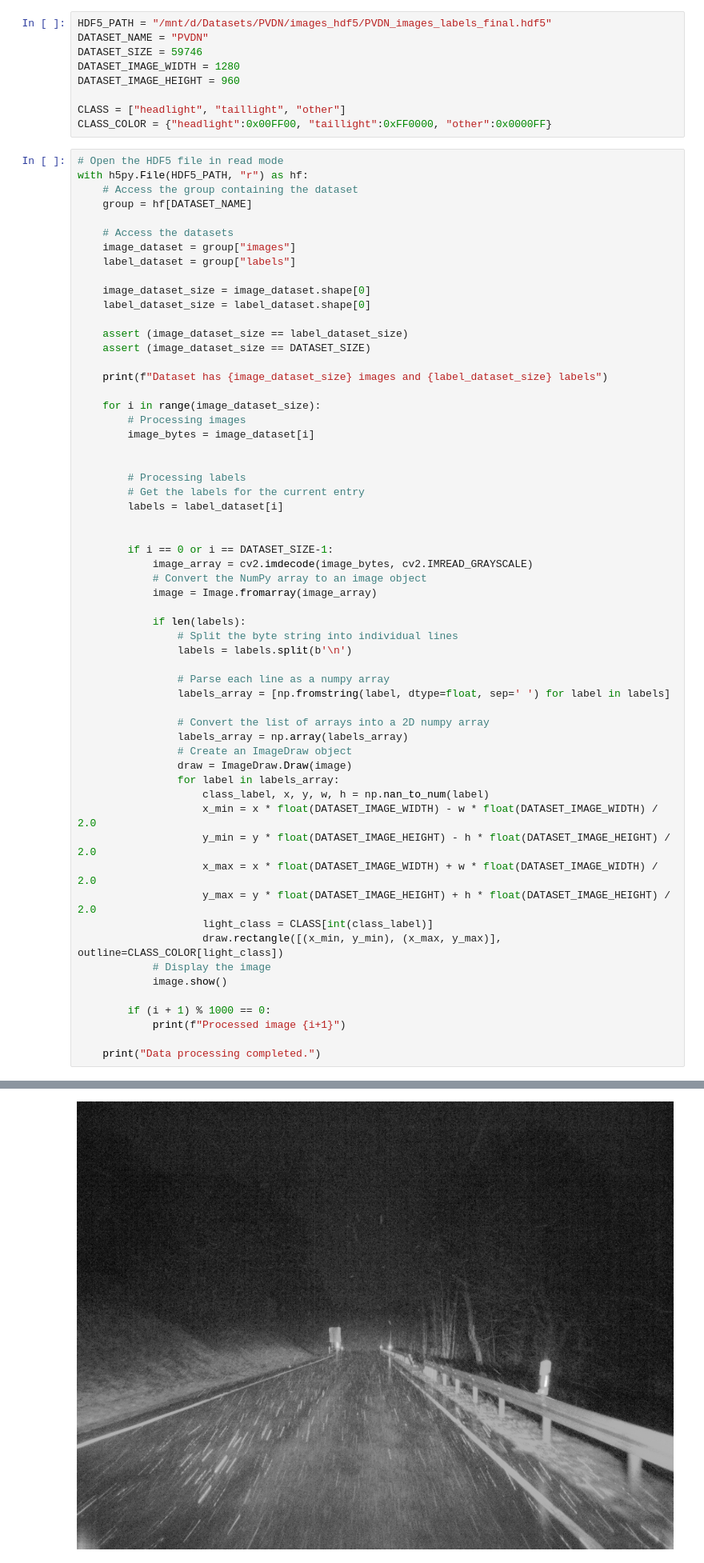
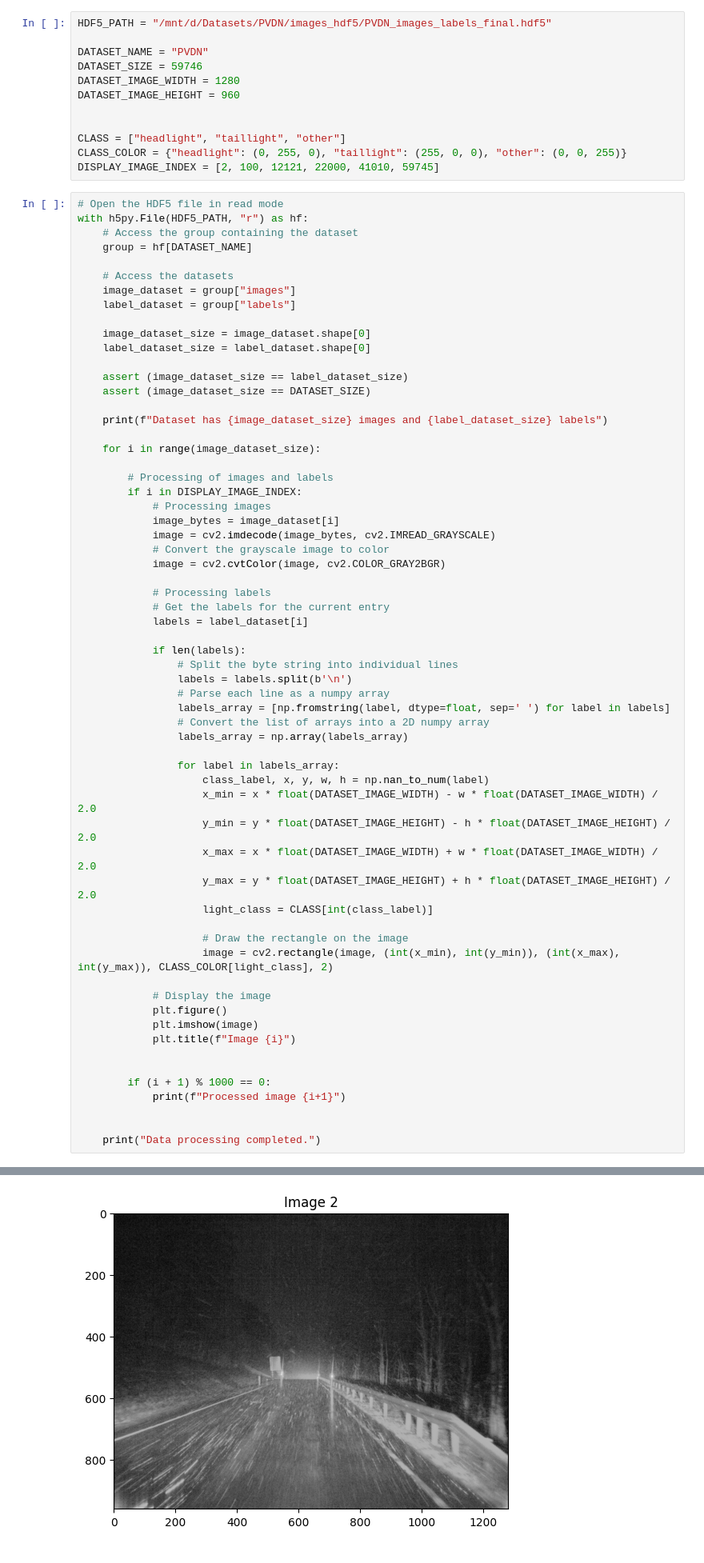
Before and after one commit to asnecemnnit/PyTorch-YOLOv3, a Jupyter notebook: pytorchyolo/utils/read_hdf5_datasets.ipynb, the cells around one changed output, grey strips where cells are left out. Shown at 80% size. Cells and saved outputs as stored; diff of their text form.

Commit message:
Added way to read images and labels, and display

```diff
--- a/pytorchyolo/utils/read_hdf5_datasets.ipynb
+++ b/pytorchyolo/utils/read_hdf5_datasets.ipynb
@@ -10,12 +11,15 @@ import cv2
 # %%
 HDF5_PATH = "/mnt/d/Datasets/PVDN/images_hdf5/PVDN_images_labels_final.hdf5"
+
 DATASET_NAME = "PVDN"
 DATASET_SIZE = 59746
 DATASET_IMAGE_WIDTH = 1280
 DATASET_IMAGE_HEIGHT = 960
 
+
 CLASS = ["headlight", "taillight", "other"]
-CLASS_COLOR = {"headlight":0x00FF00, "taillight":0xFF0000, "other":0x0000FF}
+CLASS_COLOR = {"headlight": (0, 255, 0), "taillight": (255, 0, 0), "other": (0, 0, 255)}
+DISPLAY_IMAGE_INDEX = [2, 100, 12121, 22000, 41010, 59745]
 # %%
 # Open the HDF5 file in read mode
 with h5py.File(HDF5_PATH, "r") as hf:
@@ -35,31 +39,27 @@ with h5py.File(HDF5_PATH, "r") as hf:
     print(f"Dataset has {image_dataset_size} images and {label_dataset_size} labels")
 
     for i in range(image_dataset_size):
-        # Processing images
-        image_bytes = image_dataset[i]
 
+        # Processing of images and labels
+        if i in DISPLAY_IMAGE_INDEX:
+            # Processing images
+            image_bytes = image_dataset[i]
+            image = cv2.imdecode(image_bytes, cv2.IMREAD_GRAYSCALE)
+            # Convert the grayscale image to color
+            image = cv2.cvtColor(image, cv2.COLOR_GRAY2BGR)
 
-        # Processing labels
-        # Get the labels for the current entry
-        labels = label_dataset[i]
-
-
-        if i == 0 or i == DATASET_SIZE-1:
-            image_array = cv2.imdecode(image_bytes, cv2.IMREAD_GRAYSCALE)
-            # Convert the NumPy array to an image object
-            image = Image.fromarray(image_array)
+            # Processing labels
+            # Get the labels for the current entry
+            labels = label_dataset[i]
 
             if len(labels):
                 # Split the byte string into individual lines
                 labels = labels.split(b'\n')
-
                 # Parse each line as a numpy array
                 labels_array = [np.fromstring(label, dtype=float, sep=' ') for label in labels]
-
                 # Convert the list of arrays into a 2D numpy array
                 labels_array = np.array(labels_array)
-                # Create an ImageDraw object
-                draw = ImageDraw.Draw(image)
+
                 for label in labels_array:
                     class_label, x, y, w, h = np.nan_to_num(label)
                     x_min = x * float(DATASET_IMAGE_WIDTH) - w * float(DATASET_IMAGE_WIDTH) / 2.0
@@ -67,13 +67,20 @@ with h5py.File(HDF5_PATH, "r") as hf:
                     x_max = x * float(DATASET_IMAGE_WIDTH) + w * float(DATASET_IMAGE_WIDTH) / 2.0
                     y_max = y * float(DATASET_IMAGE_HEIGHT) + h * float(DATASET_IMAGE_HEIGHT) / 2.0
                     light_class = CLASS[int(class_label)]
-                    draw.rectangle([(x_min, y_min), (x_max, y_max)], outline=CLASS_COLOR[light_class])
+
+                    # Draw the rectangle on the image
+                    image = cv2.rectangle(image, (int(x_min), int(y_min)), (int(x_max), int(y_max)), CLASS_COLOR[light_class], 2)
+
             # Display the image
-            image.show()
+            plt.figure()
+            plt.imshow(image)
+            plt.title(f"Image {i}")
+
 
         if (i + 1) % 1000 == 0:
             print(f"Processed image {i+1}")
 
+
     print("Data processing completed.")
 # %% [output]
 Dataset has 59746 images and 59746 labels
@@ -80 +103 @@ Dataset has 59746 images and 59746 labels
-[figure, old version]
+[figure, new version]
```
Also changed, not shown: parts of 2 cells of this notebook.
